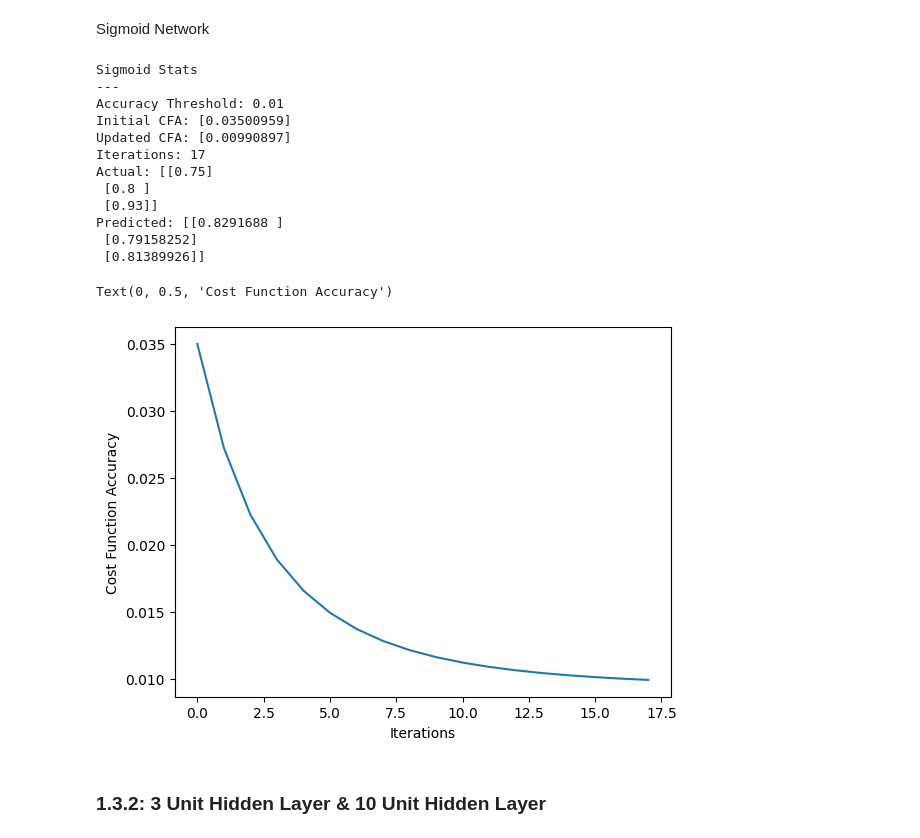
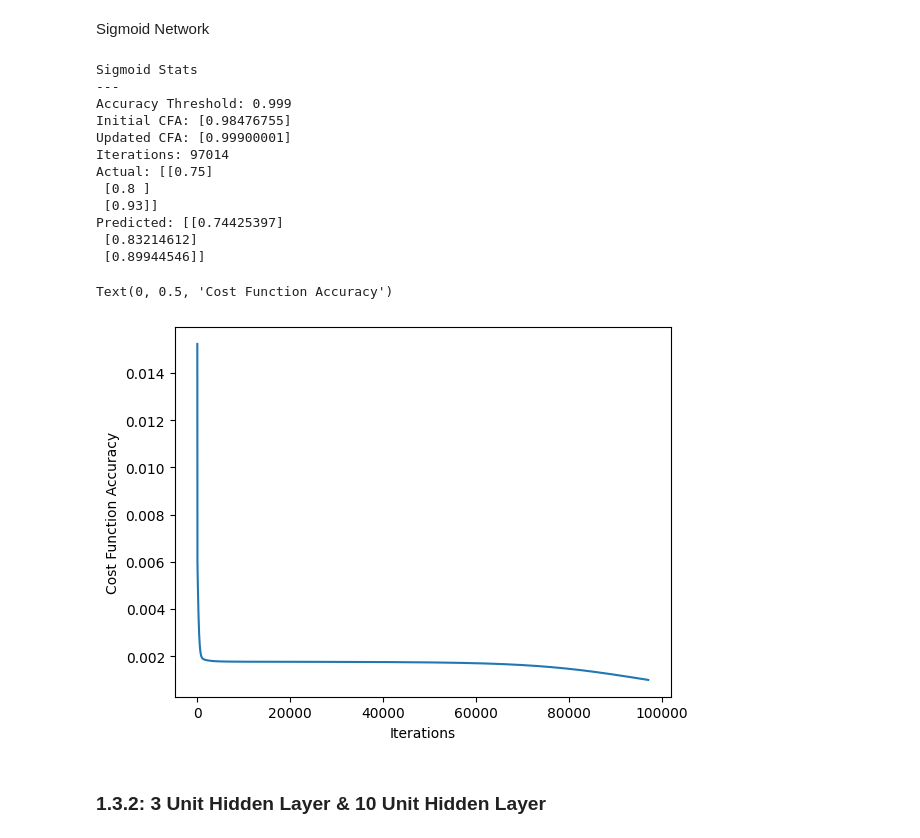
Before and after one commit to tyler-sales/cogsci131, a Jupyter notebook: NeuralNetsSummer23.ipynb, the cells around one changed output. Saved outputs shown, nothing was run; the diff lists cells and outputs as text; code cells hidden in the pictures.

```diff
--- a/NeuralNetsSummer23.ipynb
+++ b/NeuralNetsSummer23.ipynb
@@ -168,8 +168,8 @@ print (cost2,cost3)
 ### 1.2.1: Minimizing Cost Function w/ Gradient Descent
 # %%
 # Defining Key Variables
-acc_threshold = 0.01
-alpha = 0.5
+acc_threshold = 0.999
+alpha = 1
 
 X=np.array(([3,5],[5,1],[10,1]),dtype=float)
 y=np.array(([75],[80],[93]),dtype=float)
@@ -187,10 +187,7 @@ initial_cfa = cfa
 cost_list.append(cfa[0])
 
 
-while cfa > acc_threshold:
-
-    if num_iterations_run >= 1000:
-        break
+while 1 - cfa < acc_threshold:
 
     num_iterations_run += 1
     dJdW1,dJdW2 = my_NN.costFunctionPrime(X,y)
@@ -202,7 +199,7 @@ while cfa > acc_threshold:
     cost_list.append(cfa[0])
 
 print("Accuracy Threshold: " + str(acc_threshold))
-print("Initial CFA: " + str(initial_cfa))
-print("Updated CFA: " + str(cfa))
+print("Initial CFA: " + str(1 - initial_cfa))
+print("Updated CFA: " + str(1 - cfa))
 print("Iterations: " + str(num_iterations_run))
 # %% [output]
@@ -230,9 +227,9 @@ num_iterations_run = 0
 cfa = a_NN.costFunction(X, y) # cost function accuracy
 initial_cfa = cfa
 
-while cfa > acc_threshold:
+while 1 - cfa < acc_threshold:
 
-    if num_iterations_run >= 1000:
+    if num_iterations_run > 100000:
         break
 
     num_iterations_run += 1
@@ -244,7 +241,7 @@ while cfa > acc_threshold:
     cfa = a_NN.costFunction(X, y)
 
 print("Accuracy Threshold: " + str(acc_threshold))
-print("Initial CFA: " + str(initial_cfa))
-print("Updated CFA: " + str(cfa))
+print("Initial CFA: " + str(1 - initial_cfa))
+print("Updated CFA: " + str(1 - cfa))
 print("Iterations: " + str(num_iterations_run))
 # %% [output]
@@ -293,10 +290,7 @@ cfa = relu_NN.costFunction(X, y) # cost function accuracy
 initial_cfa = cfa
 cfa_relu.append(cfa[0])
 
-while cfa > acc_threshold:
-
-    if iterations_relu >= 1000:
-        break
+while 1 - cfa < acc_threshold:
 
     iterations_relu += 1
     dJdW1,dJdW2 = relu_NN.costFunctionPrime(X,y)
@@ -309,8 +303,8 @@ while cfa > acc_threshold:
 
 print("Relu Stats \n---")
 print("Accuracy Threshold: " + str(acc_threshold))
-print("Initial CFA: " + str(initial_cfa))
-print("Updated CFA: " + str(cfa))
+print("Initial CFA: " + str(1 - initial_cfa))
+print("Updated CFA: " + str(1 - cfa))
 print("Iterations: " + str(iterations_relu))
 
 y_hat = relu_NN.forward(X)
@@ -348,48 +342,45 @@ cfa = sigmoid_NN.costFunction(X, y) # cost function accuracy
 initial_cfa = cfa
 cfa_sigmoid.append(cfa[0])
 
-while cfa > acc_threshold:
-
-    if iterations_sigmoid >= 1000:
-        break
+while 1 - cfa < acc_threshold:
 
     iterations_sigmoid += 1
     dJdW1,dJdW2 = sigmoid_NN.costFunctionPrime(X,y)
 
     sigmoid_NN.setW1(sigmoid_NN.getW1() - alpha * dJdW1)
     sigmoid_NN.setW2(sigmoid_NN.getW2() - alpha * dJdW2)
 
     cfa = sigmoid_NN.costFunction(X, y)
     cfa_sigmoid.append(cfa[0])
 
 print("Sigmoid Stats \n---")
 print("Accuracy Threshold: " + str(acc_threshold))
-print("Initial CFA: " + str(initial_cfa))
-print("Updated CFA: " + str(cfa))
+print("Initial CFA: " + str(1 - initial_cfa))
+print("Updated CFA: " + str(1 - cfa))
 print("Iterations: " + str(iterations_sigmoid))
 
 y_hat = sigmoid_NN.forward(X)
 print("Actual: " + str(y))
 print("Predicted: " + str(y_hat))
 
 plt.plot(np.arange(0, iterations_sigmoid + 1), cfa_sigmoid)
 plt.xlabel("Iterations")
 plt.ylabel("Cost Function Accuracy")
 # %% [output]
 Sigmoid Stats
 ---
-Accuracy Threshold: 0.01
-Initial CFA: [0.03500959]
-Updated CFA: [0.00990897]
-Iterations: 17
+Accuracy Threshold: 0.999
+Initial CFA: [0.98476755]
+Updated CFA: [0.99900001]
+Iterations: 97014
 Actual: [[0.75]
  [0.8 ]
  [0.93]]
-Predicted: [[0.8291688 ]
- [0.79158252]
- [0.81389926]]
+Predicted: [[0.74425397]
+ [0.83214612]
+ [0.89944546]]
 Text(0, 0.5, 'Cost Function Accuracy')
-[figure, old version]
+[figure, new version]
 # %% [markdown]
 ### 1.3.2: 3 Unit Hidden Layer & 10 Unit Hidden Layer
 # %%
```
Also changed, not shown: parts of 17 cells of this notebook.
